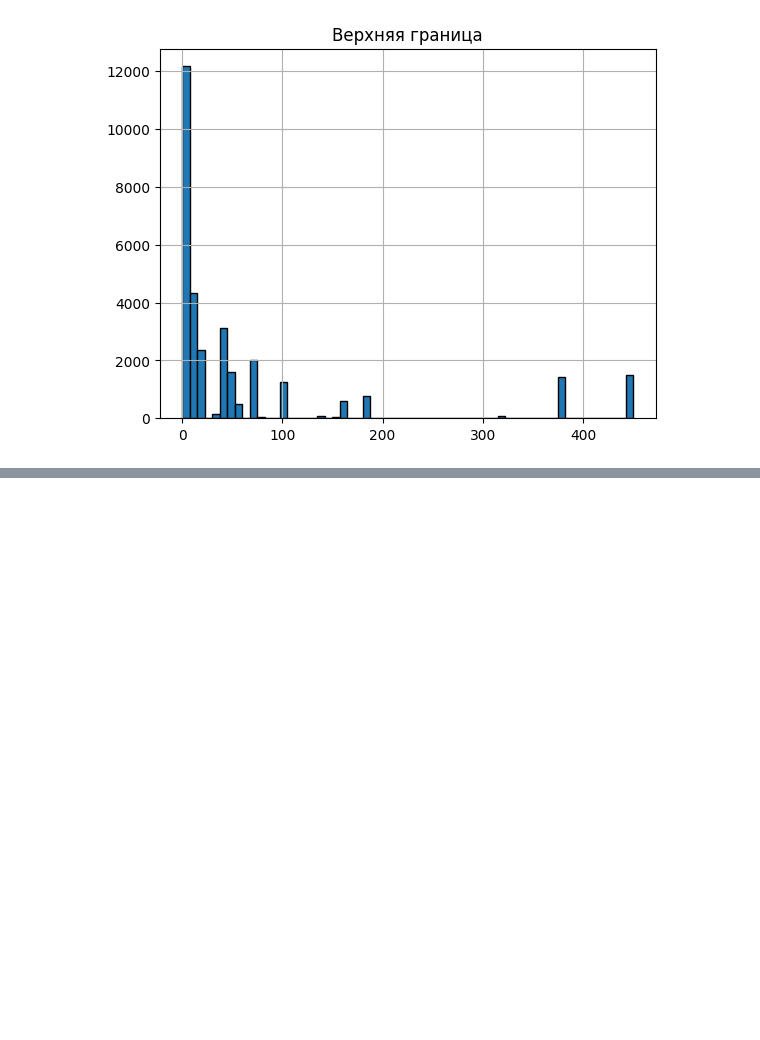
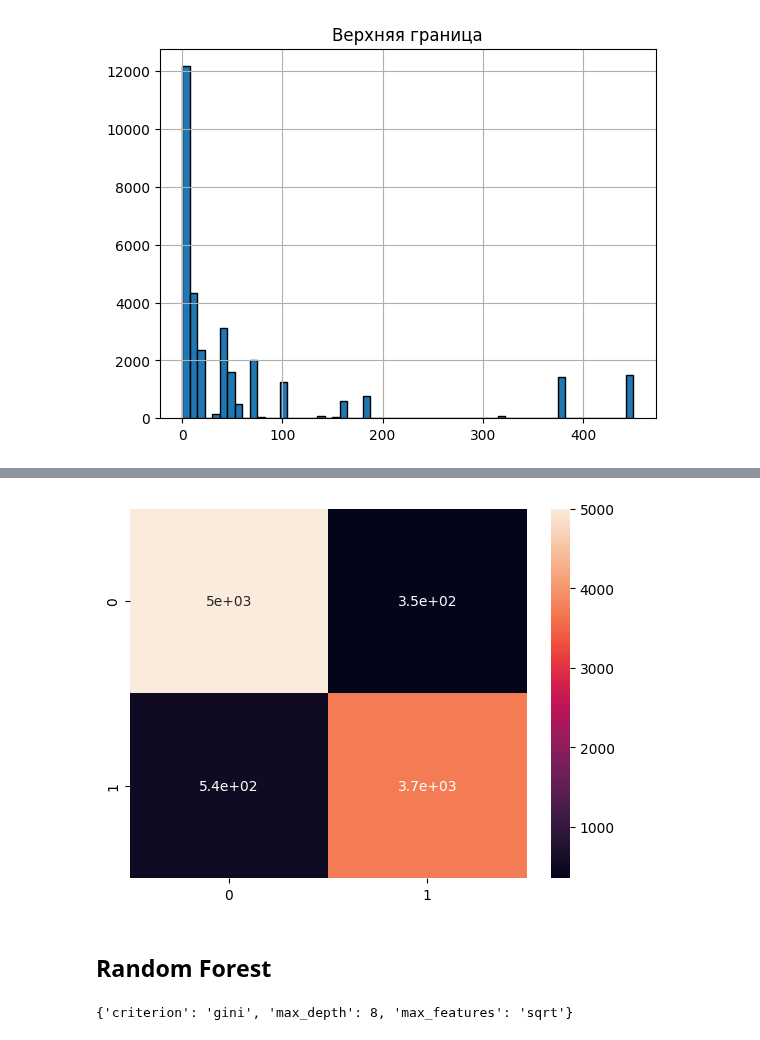
Before and after one commit to Rai1ag/Library, a Jupyter notebook: DSMED_Хакатон/project.ipynb, the cells around one changed output, grey strips where cells are left out. Saved outputs shown, nothing was run; the diff lists cells and outputs as text; code cells hidden in the pictures; blank space fills up the shorter version.

```diff
--- a/DSMED_Хакатон/project.ipynb
+++ b/DSMED_Хакатон/project.ipynb
@@ -863,0 +1030,7 @@ project_df
+# %%
+# Создаём модель.
+dt_model = DecisionTreeClassifier(criterion = 'entropy',
+                               max_depth = 10,
+                               min_samples_split = 5)
+dt_model.fit(X_train, y_train)
+dt_y_predict = dt_model.predict(X_test)
@@ -863,0 +1063,13 @@ project_df
+# %%
+# Построим confusion matrix.
+sns.heatmap(confusion_matrix(y_test, dt_y_predict), annot = True)
+plt.show()
+# %% [output]
+[figure, added]
+# %% [markdown]
+## Random Forest
+# %%
+# Выбираем наилучшие параметры для случайного леса.
+best_results.best_params[2]
+# %% [output]
+{'criterion': 'gini', 'max_depth': 8, 'max_features': 'sqrt'}
```
Also changed, not shown: parts of 30 cells of this notebook.
